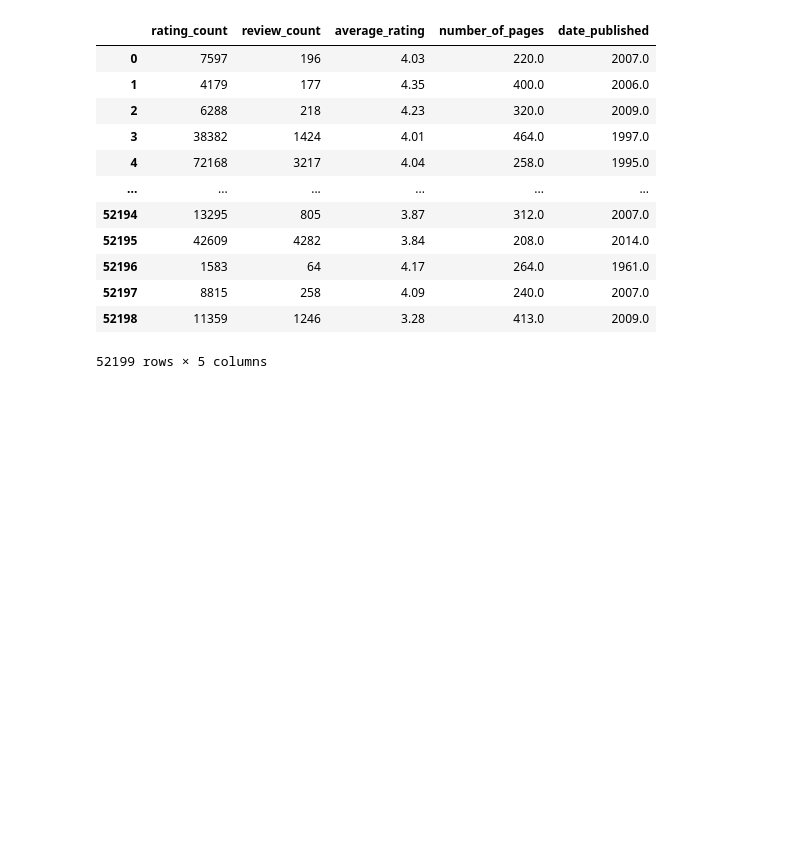
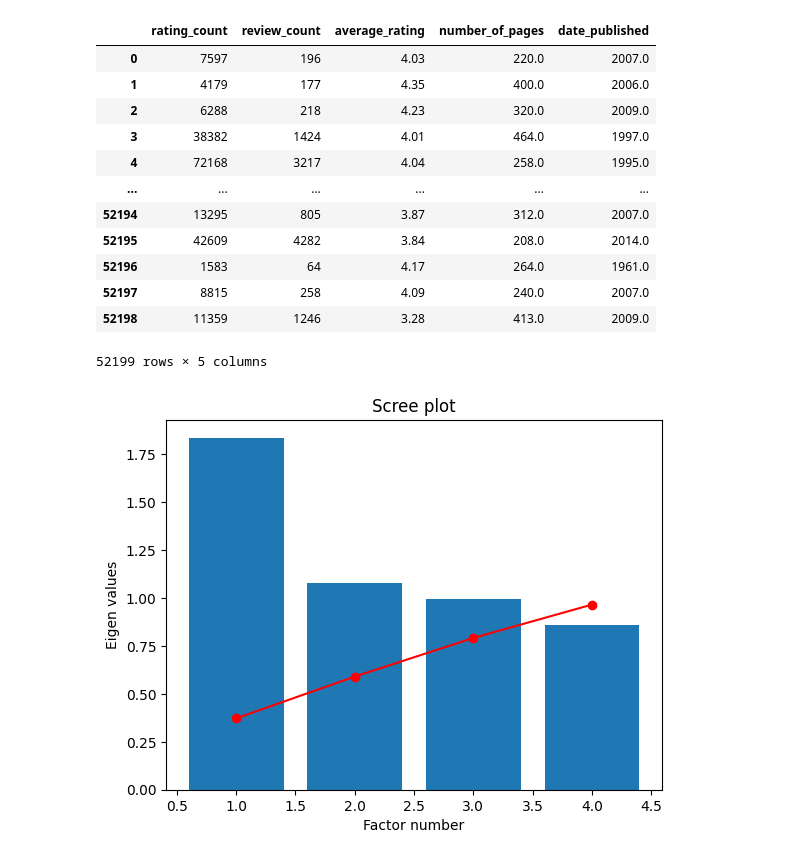
Before and after one commit to conseil-benjamin/LivreaPiques, a Jupyter notebook: ACP_book.ipynb, the cells around one changed output. Saved outputs shown, nothing was run; the diff lists cells and outputs as text; code cells hidden in the pictures; blank space fills up the shorter version.

```diff
--- a/ACP_book.ipynb
+++ b/ACP_book.ipynb
@@ -85,3 +85,15 @@ scaled_data = np.nan_to_num(scaled_data)
 pca = PCA(n_components=4)
 pca.fit(scaled_data)
 pca_res = pca.transform(scaled_data)
+# %%
+#valeurs propres
+eig = pca.explained_variance_
+# graphique des valeurs propres % cumulé
+plt.bar(range(1, len(eig) + 1), eig)
+plt.plot(range(1, len(eig) + 1), np.cumsum(pca.explained_variance_ratio_), marker='o', color='r')
+plt.title("Scree plot")
+plt.xlabel("Factor number")
+plt.ylabel("Eigen values")
+plt.show()
+# %% [output]
+[figure, added]
```
Also changed, not shown: parts of 2 cells of this notebook.
